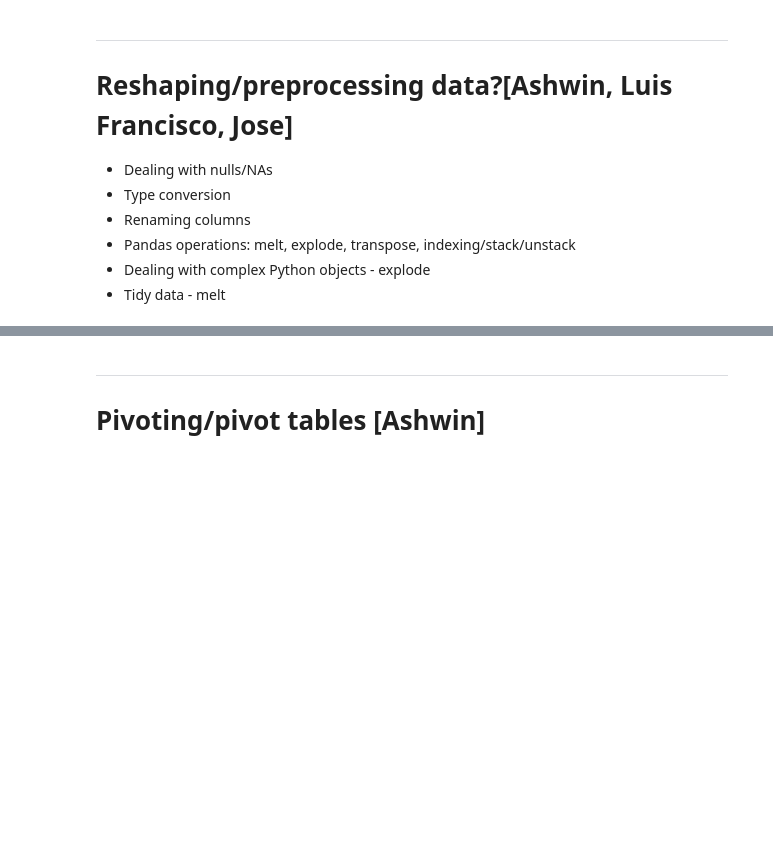
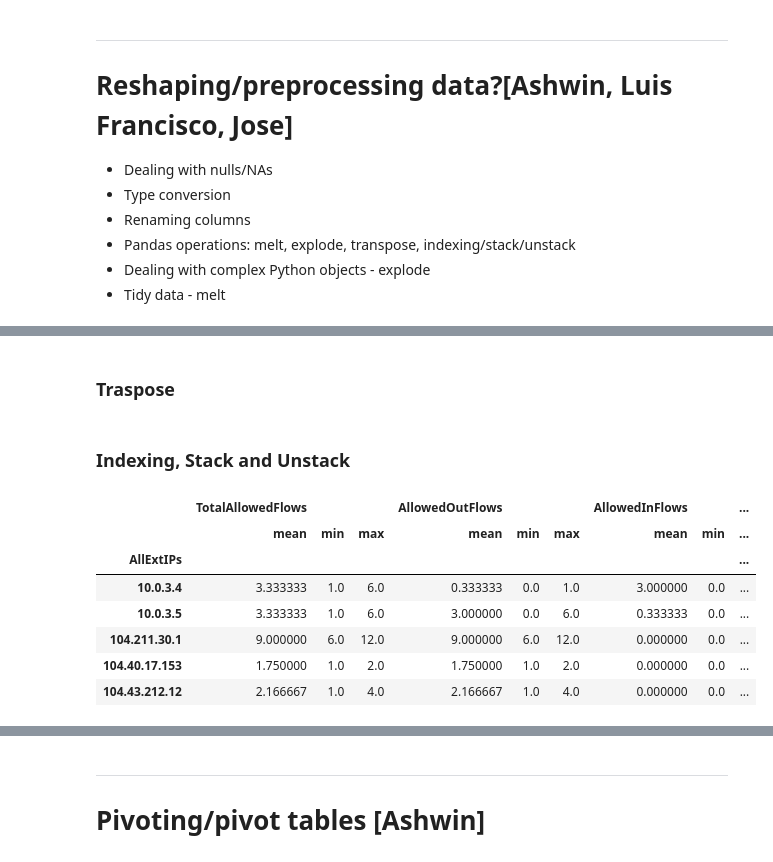
Before and after one commit to OTRF/infosec-jupyterthon, a Jupyter notebook: docs/workshops/2021/notebooks_for_secutity_operations/day2/day2-3-Advanced pandas.ipynb, the cells around one changed output, grey strips where cells are left out. Drawn from its saved outputs; the diff is of its cells as text; code cells hidden in the pictures; blank space fills up the shorter version.

```diff
--- a/docs/workshops/2021/notebooks_for_secutity_operations/day2/day2-3-Advanced pandas.ipynb
+++ b/docs/workshops/2021/notebooks_for_secutity_operations/day2/day2-3-Advanced pandas.ipynb
@@ -393,0 +607,21 @@ summary_df.style.set_properties(**{
+# %% [markdown]
+### Traspose
+# %% [markdown]
+### Indexing, Stack and Unstack
+# %%
+net_df = pd.read_pickle("../data/az_net_comms_df.pkl")
+# %%
+net_df_agg = net_df.groupby("AllExtIPs").agg({"TotalAllowedFlows":['mean', 'min', 'max'],
+                                              "AllowedOutFlows":['mean', 'min', 'max'],
+                                              "AllowedInFlows":['mean', 'min', 'max']})
+# %%
+net_df_agg.head()
+# %% [output]
+|  | TotalAllowedFlows |  |  | AllowedOutFlows |  |  | AllowedInFlows |  | ... |
+|  | mean | min | max | mean | min | max | mean | min | ... |
+| AllExtIPs |  |  |  |  |  |  |  |  | ... |
+| 10.0.3.4 | 3.333333 | 1.0 | 6.0 | 0.333333 | 0.0 | 1.0 | 3.000000 | 0.0 | ... |
+| 10.0.3.5 | 3.333333 | 1.0 | 6.0 | 3.000000 | 0.0 | 6.0 | 0.333333 | 0.0 | ... |
+| 104.211.30.1 | 9.000000 | 6.0 | 12.0 | 9.000000 | 6.0 | 12.0 | 0.000000 | 0.0 | ... |
+| 104.40.17.153 | 1.750000 | 1.0 | 2.0 | 1.750000 | 1.0 | 2.0 | 0.000000 | 0.0 | ... |
+| 104.43.212.12 | 2.166667 | 1.0 | 4.0 | 2.166667 | 1.0 | 4.0 | 0.000000 | 0.0 | ... |
```
Also changed, not shown: parts of 66 cells of this notebook.
